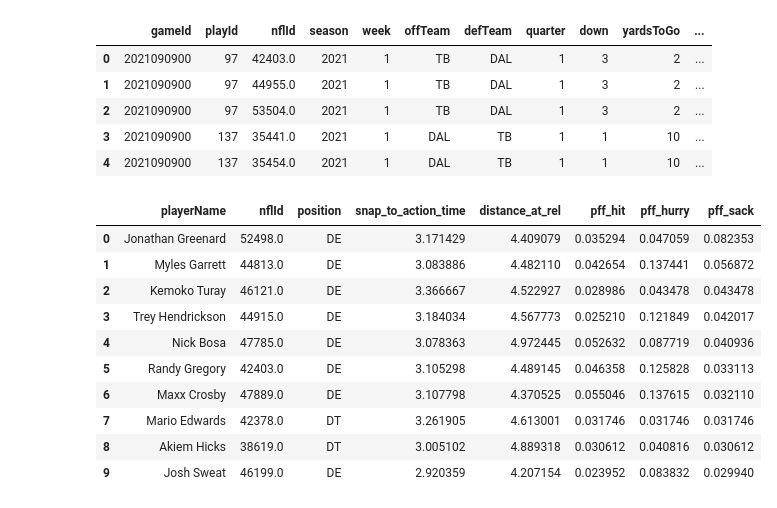
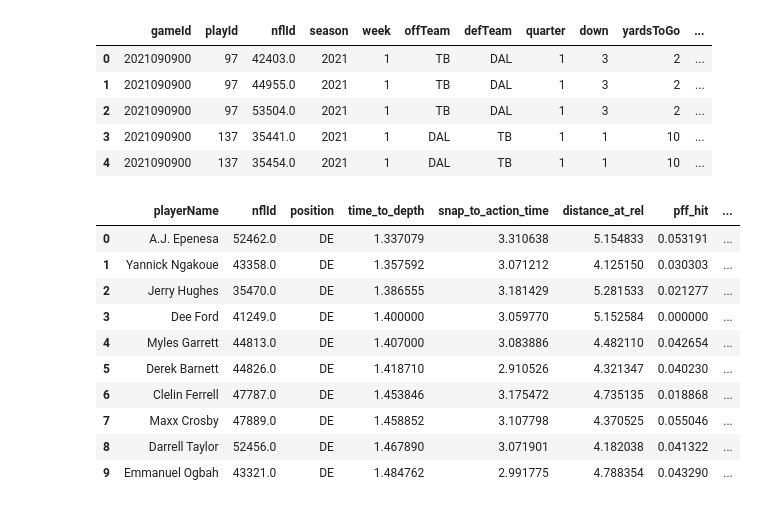
Before and after one commit to SolB77/2023-NFL-Big-Data-Bowl, a Jupyter notebook: Code/eda.ipynb, the cells around one changed output. Cells and saved outputs as stored; diff of their text form; code cells hidden in the pictures.

Commit message:
Get pass rusher "time to depth" data

```diff
--- a/Code/eda.ipynb
+++ b/Code/eda.ipynb
@@ -193,0 +196,12 @@ rusher_dist_at_rel_df.head()
+# %%
+# Get the time of the snap on each play
+potential_snap_events = ['ball_snap', 'autoevent_ballsnap']
+conds = f"event in {potential_snap_events}"
+
+coi = ['gameId', 'playId', 'event', 'time']
+time_of_snap_df = frame_df.query(conds)[coi]
+time_of_snap_df.loc[time_of_snap_df['event'].isin(potential_snap_events),'event'] = "ballsnap"
+time_of_snap_df = time_of_snap_df.groupby(['gameId', 'playId', 'event']).min().reset_index().drop(columns=['event'])
+time_of_snap_df = time_of_snap_df.rename(columns={'time':'snap_time'})
+
+time_of_snap_df.head()
@@ -193,0 +215,21 @@ rusher_dist_at_rel_df.head()
+# %%
+# Get the time after the snap the pass rusher gets to depth (3 yards) in the backfield on each play
+depth = 3
+
+# Conditions for when the pass rusher is at/greater than depth behind the line of scrimmage (depends on direction of the play)
+right_play_dir_cond = f"(playDirection == 'right') and (x <= absoluteYardlineNumber - {depth})"
+left_play_dir_cond = f"(playDirection == 'left') and (x >= absoluteYardlineNumber + {depth})"
+
+# Get the initial time to depth df
+conds = f"position in ['DE','DT','NT'] and ({right_play_dir_cond} or {left_play_dir_cond})"
+coi = ['gameId', 'playId', 'nflId', 'playerName', 'time']
+time_to_depth_df = frame_df.query(conds)[coi].groupby(['gameId', 'playId', 'nflId', 'playerName']).min().reset_index().rename(columns={'time':'depth_time'})
+
+# Merge with the time of snap df and calculate the time after the snap to "depth"
+time_to_depth_df = time_to_depth_df.merge(time_of_snap_df, on=['gameId','playId'], how='left')
+time_to_depth_df["time_to_depth"] = time_to_depth_df['depth_time'] - time_to_depth_df['snap_time']
+time_to_depth_df["time_to_depth"] = time_to_depth_df["time_to_depth"].dt.total_seconds()
+
+time_to_depth_df = time_to_depth_df[['gameId', 'playId', 'nflId', 'time_to_depth']]
+
+time_to_depth_df.head()
@@ -280,10 +329,11 @@ high_snap_pass_rushers = player_gen_stat_df.query("position in ['DE','DT','NT']"
 coi = ['gameId', 'playId', 'nflId', 'season', 'week',
     'offTeam', 'defTeam', 'quarter', 'down', 'yardsToGo', 'passResult',
     'prePenaltyPlayResult', 'playerName', 'position', 'snap_to_action_time',
-    'distance_at_rel', 'pff_hit', 'pff_hurry', 'pff_sack']
+    'distance_at_rel', 'pff_hit', 'pff_hurry', 'pff_sack', 'time_to_depth']
 dl_df = (player_gen_stat_df.query(f"nflId in {high_snap_pass_rushers}")
         .merge(rusher_dist_at_rel_df, how='left', on=['gameId','playId','nflId'])
-        .merge(snap_to_action_df, how='left', on=['gameId','playId'])[coi])
+        .merge(snap_to_action_df, how='left', on=['gameId','playId'])
+        .merge(time_to_depth_df, how='left', on=['gameId','playId','nflId'])[coi])
 
 dl_df.head()
 # %% [output]
@@ -295,21 +345,21 @@ dl_df.head()
 | 4 | 2021090900 | 137 | 35454.0 | 2021 | 1 | DAL | TB | 1 | 1 | 10 | ... |
 # %%
 # Look at some player level average statistics
-coi = ['playerName', 'nflId', 'position', 'snap_to_action_time',
+coi = ['playerName', 'nflId', 'position', 'time_to_depth', 'snap_to_action_time',
     'distance_at_rel', 'pff_hit', 'pff_hurry', 'pff_sack']
 indy_dl_stats_df = dl_df[coi].groupby(['playerName','nflId','position']).mean()
-indy_dl_stats_df = indy_dl_stats_df.sort_values(by=['pff_sack'],ascending=[False]).reset_index()
+indy_dl_stats_df = indy_dl_stats_df.sort_values(by=['time_to_depth'],ascending=[True]).reset_index()
 
 indy_dl_stats_df.head(10)
 # %% [output]
-|  | playerName | nflId | position | snap_to_action_time | distance_at_rel | pff_hit | pff_hurry | pff_sack |
-| 0 | Jonathan Greenard | 52498.0 | DE | 3.171429 | 4.409079 | 0.035294 | 0.047059 | 0.082353 |
-| 1 | Myles Garrett | 44813.0 | DE | 3.083886 | 4.482110 | 0.042654 | 0.137441 | 0.056872 |
-| 2 | Kemoko Turay | 46121.0 | DE | 3.366667 | 4.522927 | 0.028986 | 0.043478 | 0.043478 |
-| 3 | Trey Hendrickson | 44915.0 | DE | 3.184034 | 4.567773 | 0.025210 | 0.121849 | 0.042017 |
-| 4 | Nick Bosa | 47785.0 | DE | 3.078363 | 4.972445 | 0.052632 | 0.087719 | 0.040936 |
-| 5 | Randy Gregory | 42403.0 | DE | 3.105298 | 4.489145 | 0.046358 | 0.125828 | 0.033113 |
-| 6 | Maxx Crosby | 47889.0 | DE | 3.107798 | 4.370525 | 0.055046 | 0.137615 | 0.032110 |
-| 7 | Mario Edwards | 42378.0 | DT | 3.261905 | 4.613001 | 0.031746 | 0.031746 | 0.031746 |
-| 8 | Akiem Hicks | 38619.0 | DT | 3.005102 | 4.889318 | 0.030612 | 0.040816 | 0.030612 |
-| 9 | Josh Sweat | 46199.0 | DE | 2.920359 | 4.207154 | 0.023952 | 0.083832 | 0.029940 |
+|  | playerName | nflId | position | time_to_depth | snap_to_action_time | distance_at_rel | pff_hit | ... |
+| 0 | A.J. Epenesa | 52462.0 | DE | 1.337079 | 3.310638 | 5.154833 | 0.053191 | ... |
+| 1 | Yannick Ngakoue | 43358.0 | DE | 1.357592 | 3.071212 | 4.125150 | 0.030303 | ... |
+| 2 | Jerry Hughes | 35470.0 | DE | 1.386555 | 3.181429 | 5.281533 | 0.021277 | ... |
+| 3 | Dee Ford | 41249.0 | DE | 1.400000 | 3.059770 | 5.152584 | 0.000000 | ... |
+| 4 | Myles Garrett | 44813.0 | DE | 1.407000 | 3.083886 | 4.482110 | 0.042654 | ... |
+| 5 | Derek Barnett | 44826.0 | DE | 1.418710 | 2.910526 | 4.321347 | 0.040230 | ... |
+| 6 | Clelin Ferrell | 47787.0 | DE | 1.453846 | 3.175472 | 4.735135 | 0.018868 | ... |
+| 7 | Maxx Crosby | 47889.0 | DE | 1.458852 | 3.107798 | 4.370525 | 0.055046 | ... |
+| 8 | Darrell Taylor | 52456.0 | DE | 1.467890 | 3.071901 | 4.182038 | 0.041322 | ... |
+| 9 | Emmanuel Ogbah | 43321.0 | DE | 1.484762 | 2.991775 | 4.788354 | 0.043290 | ... |
```
Also changed, not shown: parts of 7 cells of this notebook.
